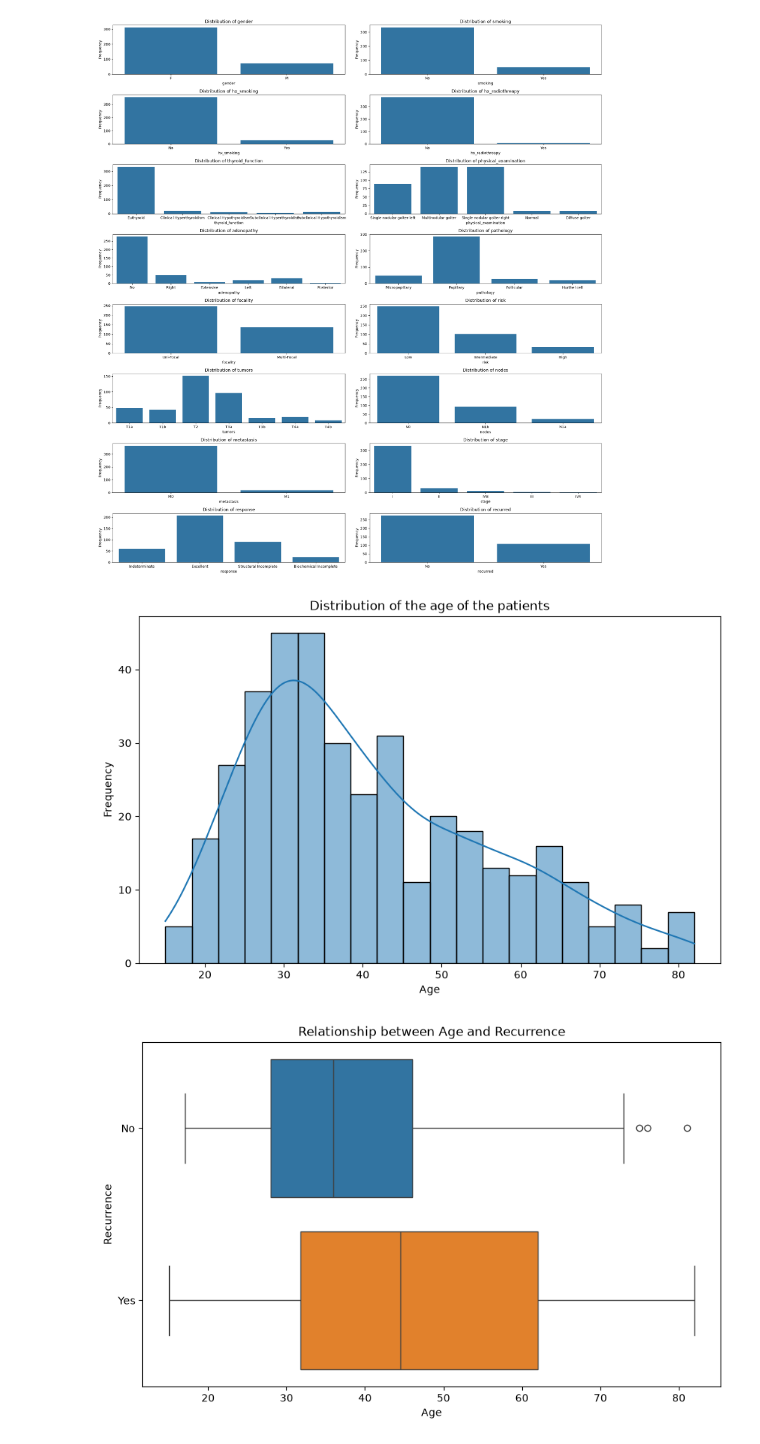
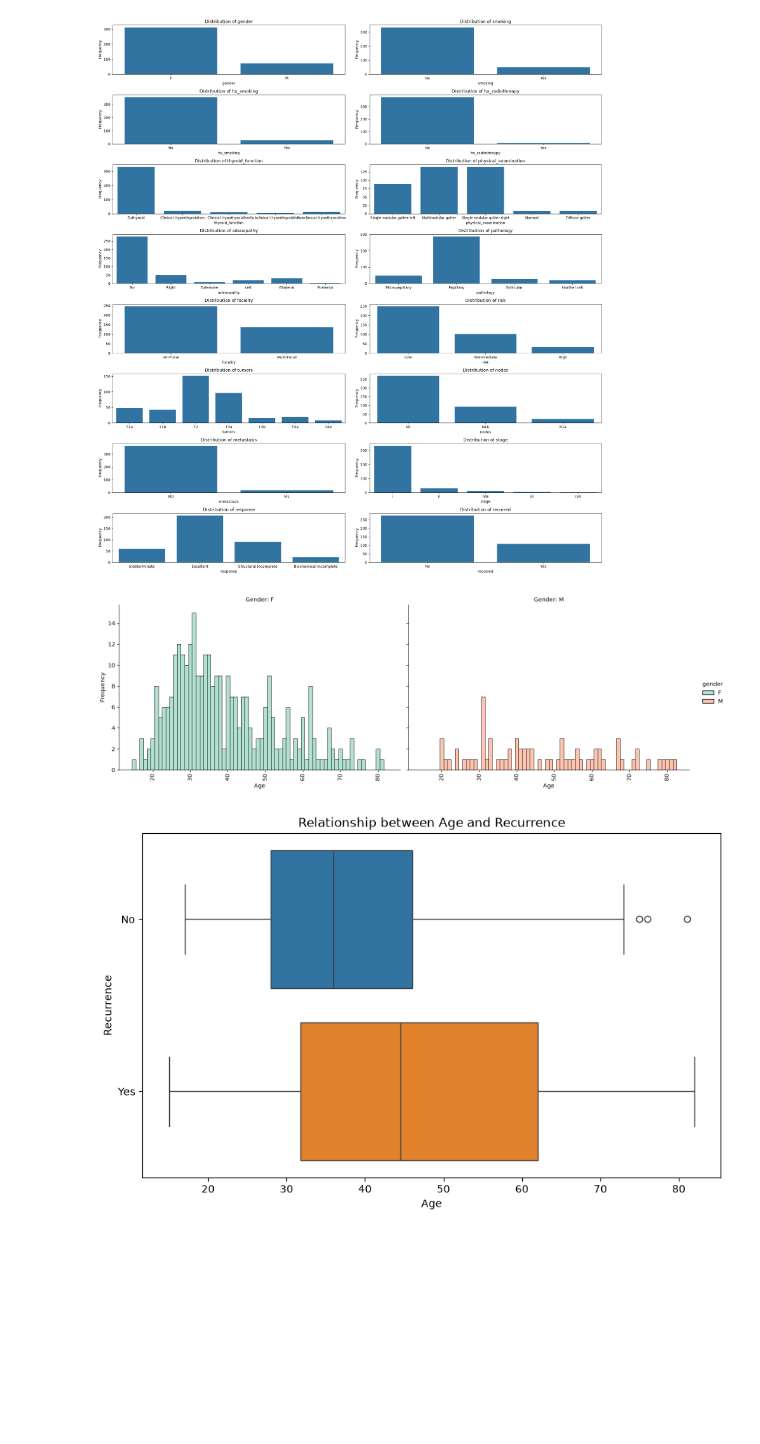
Before and after one commit to TravisArnt/thyroid-recurrence-prediction, a Jupyter notebook: notebooks/01_eda.ipynb, the cells around one changed output. Saved outputs shown, nothing was run; the diff lists cells and outputs as text; code cells hidden in the pictures; blank space fills up the shorter version.

```diff
--- a/notebooks/01_eda.ipynb
+++ b/notebooks/01_eda.ipynb
@@ -159,15 +159,26 @@ plt.show()
 # %% [output]
 [figure]
 # %%
-# Distribution of the age of the patients
-fig,ax = plt.subplots(figsize=(10,6))
-sns.histplot(data=df,x='Age',bins=20,kde=True)
-plt.title('Distribution of the age of the patients')
-plt.xlabel('Age')
-plt.ylabel('Frequency')
+# Distribution of age by gender
+g = sns.displot(
+    data=df,
+    x='age',
+    col='gender',
+    hue='gender',
+    kind='hist',
+    discrete=True,
+    palette='Set2',
+    height=5,
+    aspect=1.5
+)
+
+g.set_axis_labels('Age', 'Frequency')
+g.set_titles('Gender: {col_name}')
+g.tick_params(axis='x', rotation=90)
+
 plt.show()
 # %% [output]
-[figure, old version]
+[figure, new version]
 # %%
 # Relationship between Age and Recurrence
 fig,ax = plt.subplots(figsize=(10,6))
```
Also changed, not shown: parts of 5 cells of this notebook.
